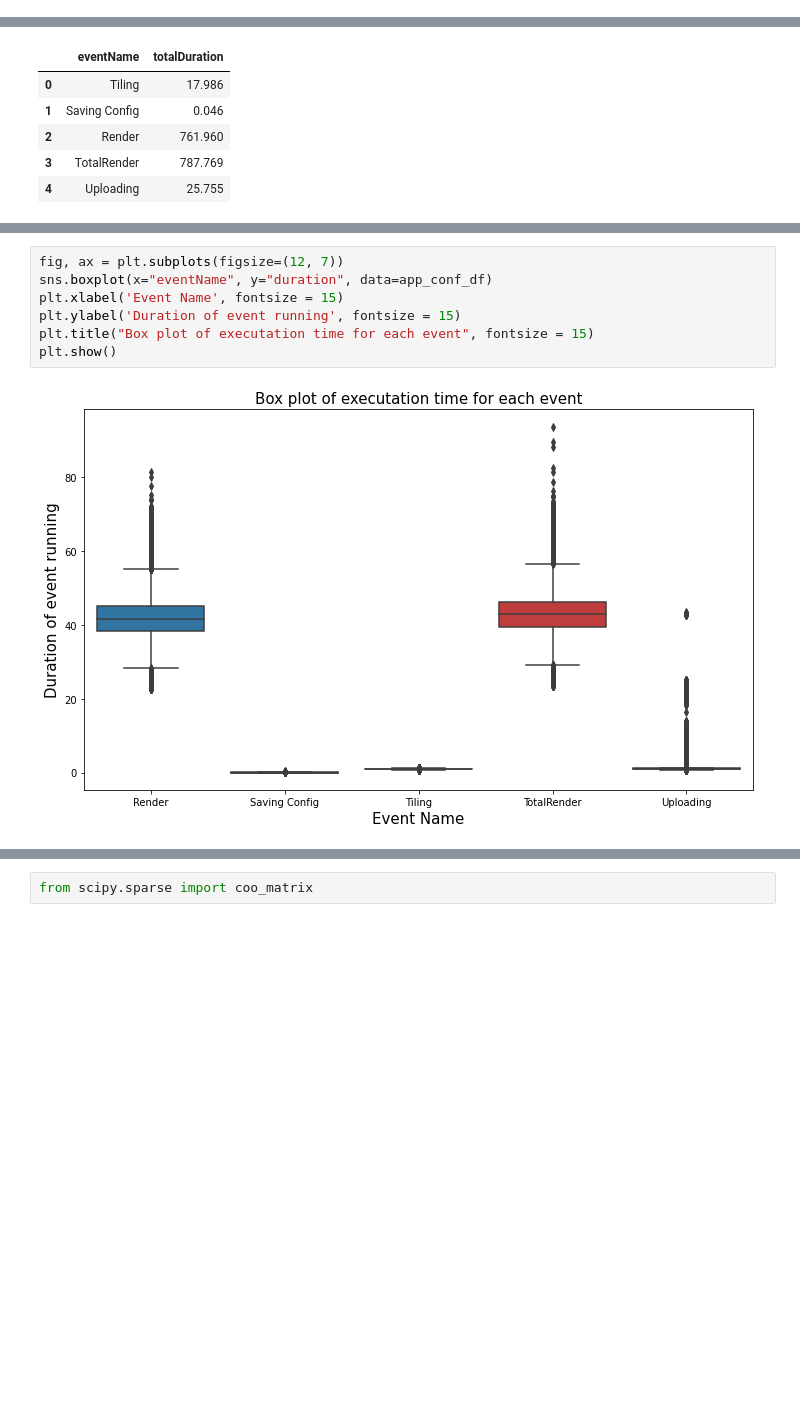
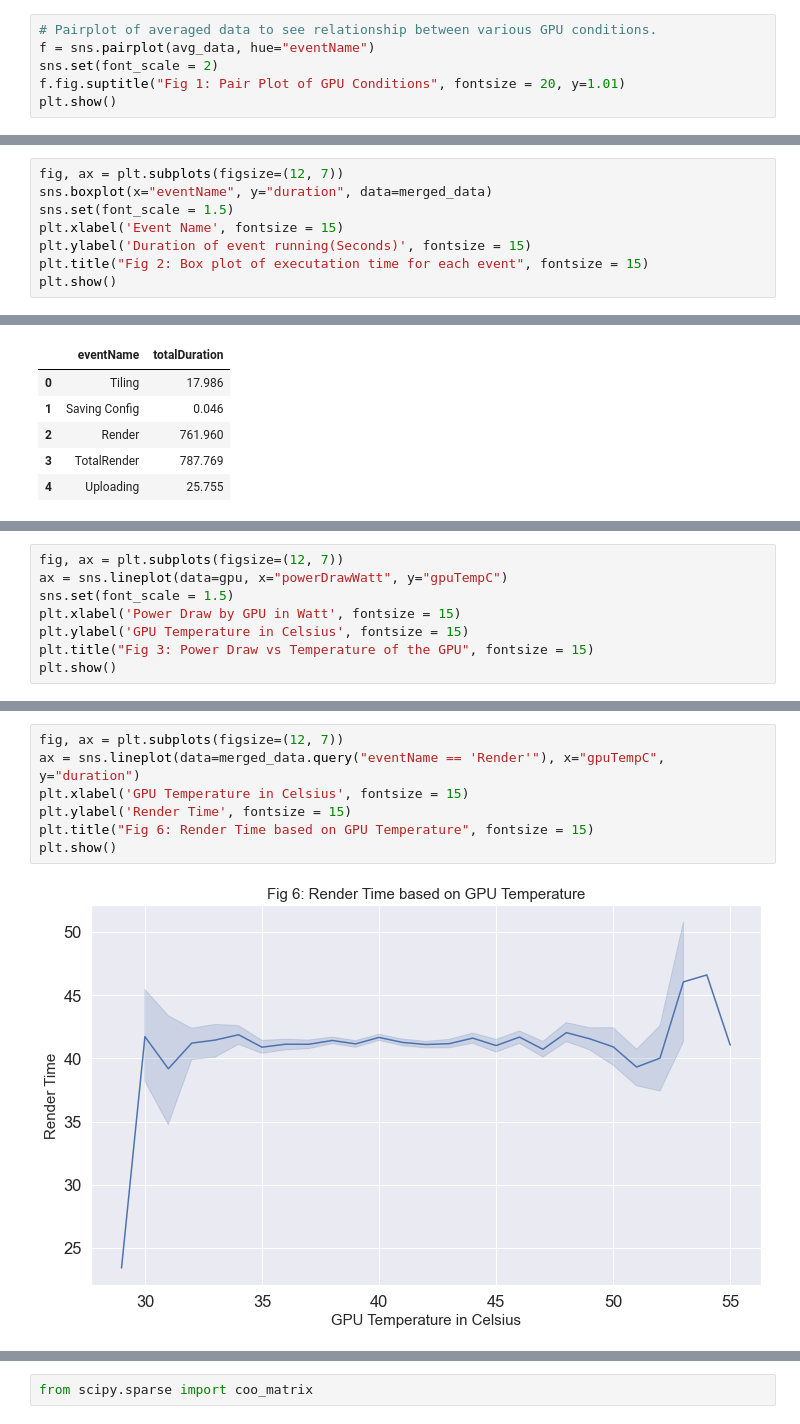
Before and after one commit to roshan-pandey/Terascope, a Jupyter notebook: notebook/CSC8634_Roshan_Pandey_210113925.ipynb, the cells around one changed output, grey strips where cells are left out. Saved outputs shown, nothing was run; the diff lists cells and outputs as text; blank space fills up the shorter version.

```diff
--- a/notebook/CSC8634_Roshan_Pandey_210113925.ipynb
+++ b/notebook/CSC8634_Roshan_Pandey_210113925.ipynb
@@ -193,0 +144,6 @@ plt.show()
+# %%
+# Pairplot of averaged data to see relationship between various GPU conditions.
+f = sns.pairplot(avg_data, hue="eventName")
+sns.set(font_scale = 2)
+f.fig.suptitle("Fig 1: Pair Plot of GPU Conditions", fontsize = 20, y=1.01)
+plt.show()
@@ -193,0 +158,8 @@ plt.show()
+# %%
+fig, ax = plt.subplots(figsize=(12, 7))
+sns.boxplot(x="eventName", y="duration", data=merged_data)
+sns.set(font_scale = 1.5)
+plt.xlabel('Event Name', fontsize = 15)
+plt.ylabel('Duration of event running(Seconds)', fontsize = 15)
+plt.title("Fig 2: Box plot of executation time for each event", fontsize = 15)
+plt.show()
@@ -203,0 +184,8 @@ event_total_duration_df.head()
+# %%
+fig, ax = plt.subplots(figsize=(12, 7))
+ax = sns.lineplot(data=gpu, x="powerDrawWatt", y="gpuTempC")
+sns.set(font_scale = 1.5)
+plt.xlabel('Power Draw by GPU in Watt', fontsize = 15)
+plt.ylabel('GPU Temperature in Celsius', fontsize = 15)
+plt.title("Fig 3: Power Draw vs Temperature of the GPU", fontsize = 15)
+plt.show()
@@ -204,9 +213,9 @@ event_total_duration_df.head()
 # %%
 fig, ax = plt.subplots(figsize=(12, 7))
-sns.boxplot(x="eventName", y="duration", data=app_conf_df)
-plt.xlabel('Event Name', fontsize = 15)
-plt.ylabel('Duration of event running', fontsize = 15)
-plt.title("Box plot of executation time for each event", fontsize = 15)
+ax = sns.lineplot(data=merged_data.query("eventName == 'Render'"), x="gpuTempC", y="duration")
+plt.xlabel('GPU Temperature in Celsius', fontsize = 15)
+plt.ylabel('Render Time', fontsize = 15)
+plt.title("Fig 6: Render Time based on GPU Temperature", fontsize = 15)
 plt.show()
 # %% [output]
-[figure, old version]
+[figure, new version]
```
Also changed, not shown: parts of 56 cells of this notebook.
